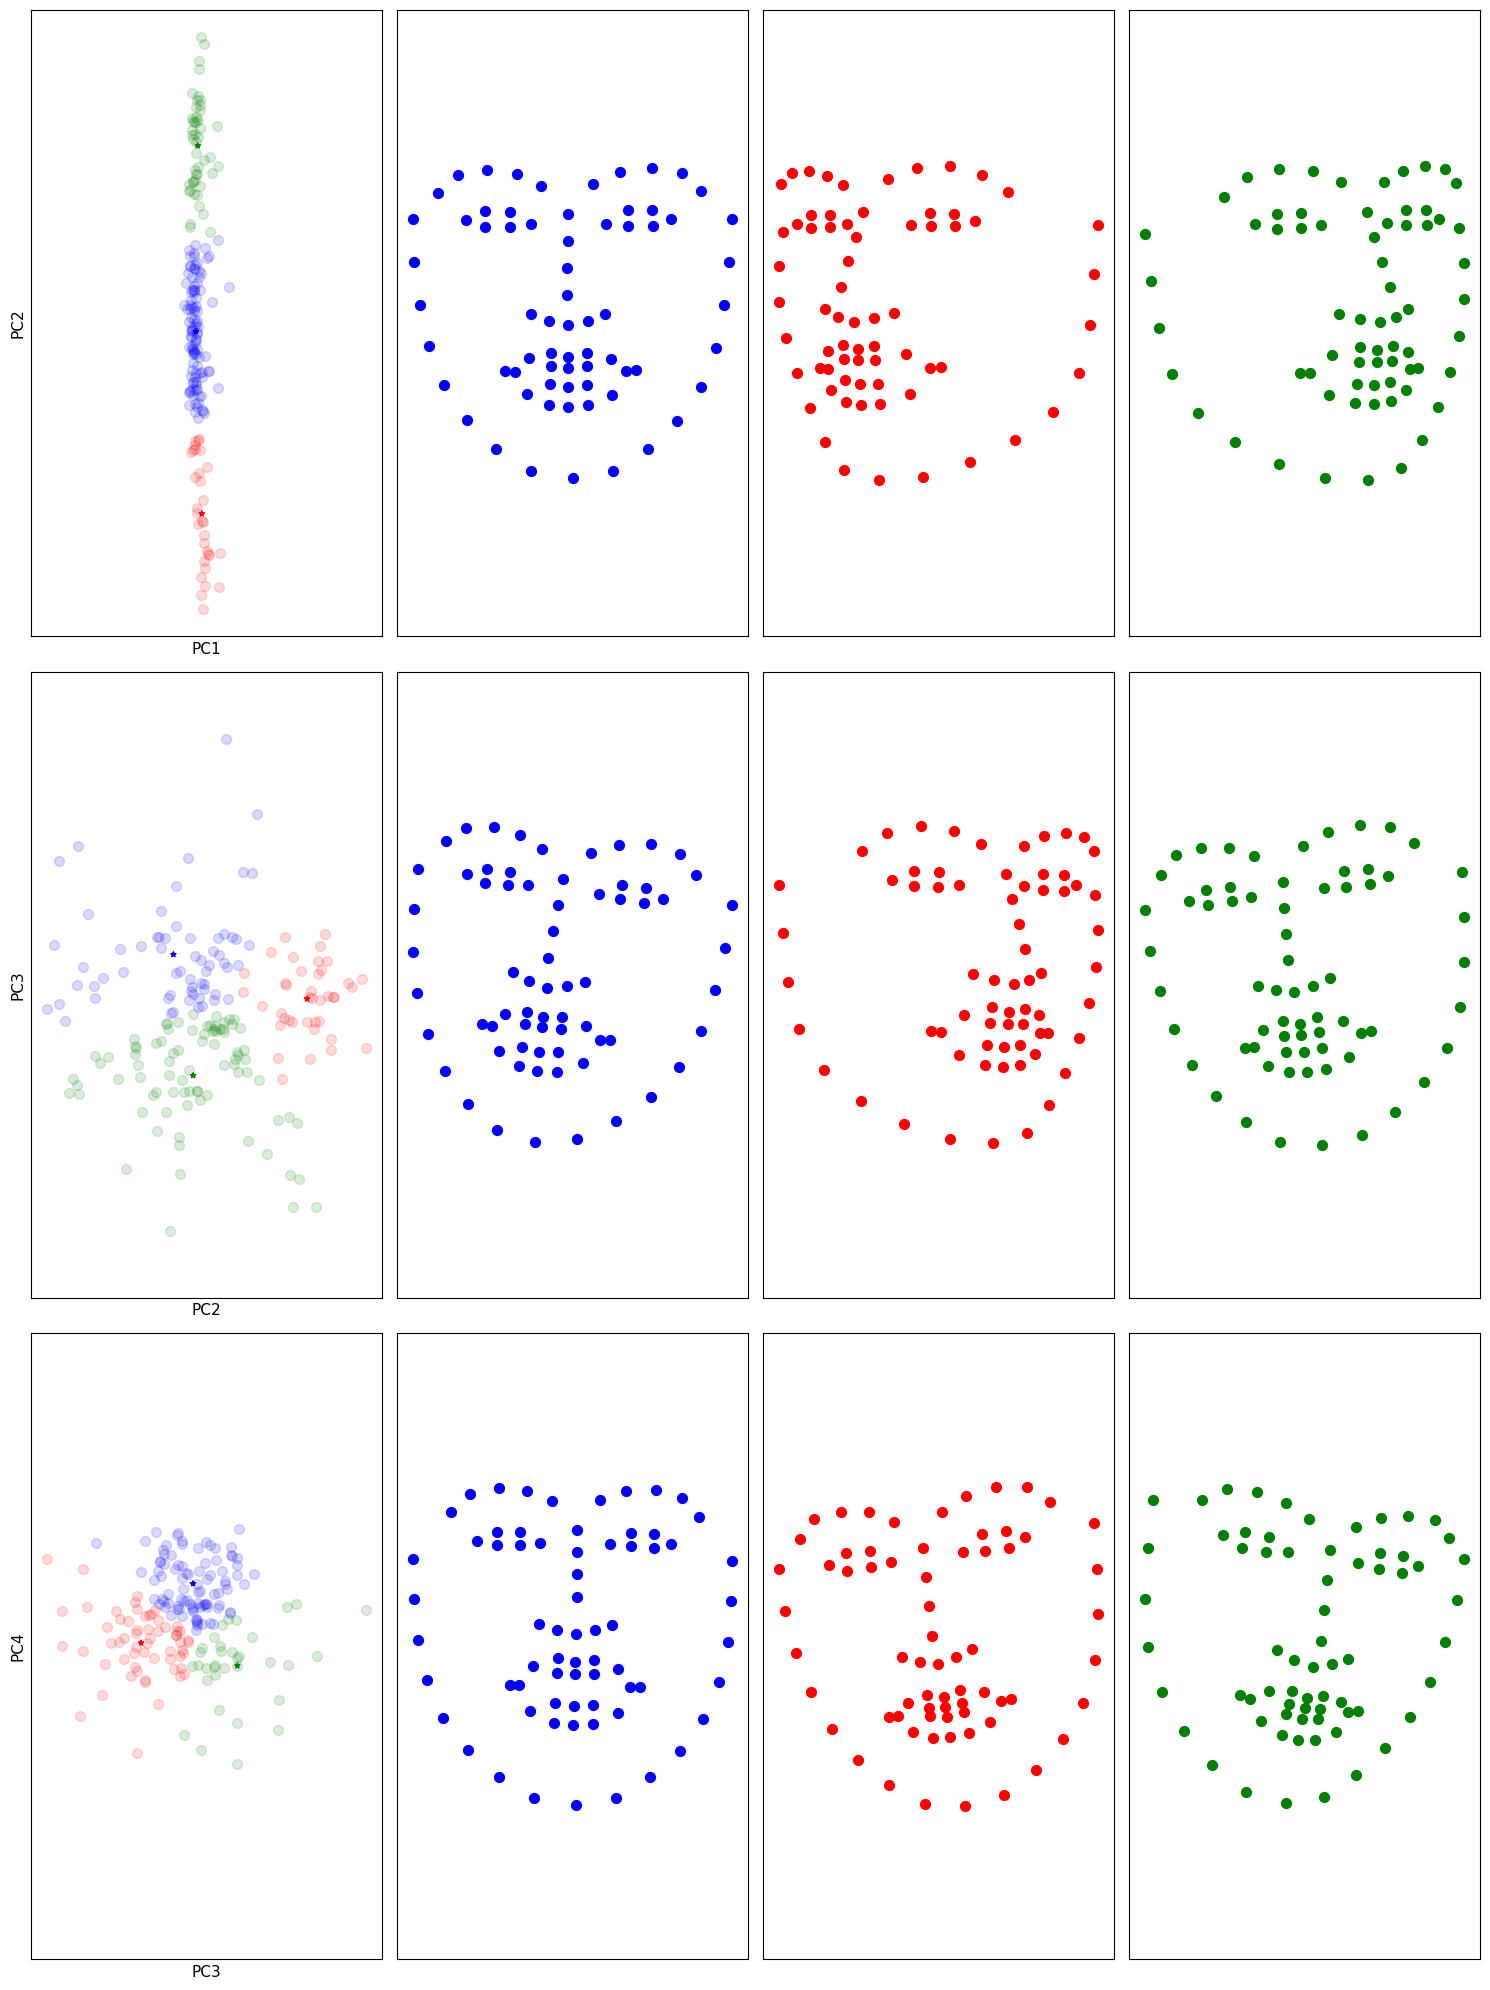
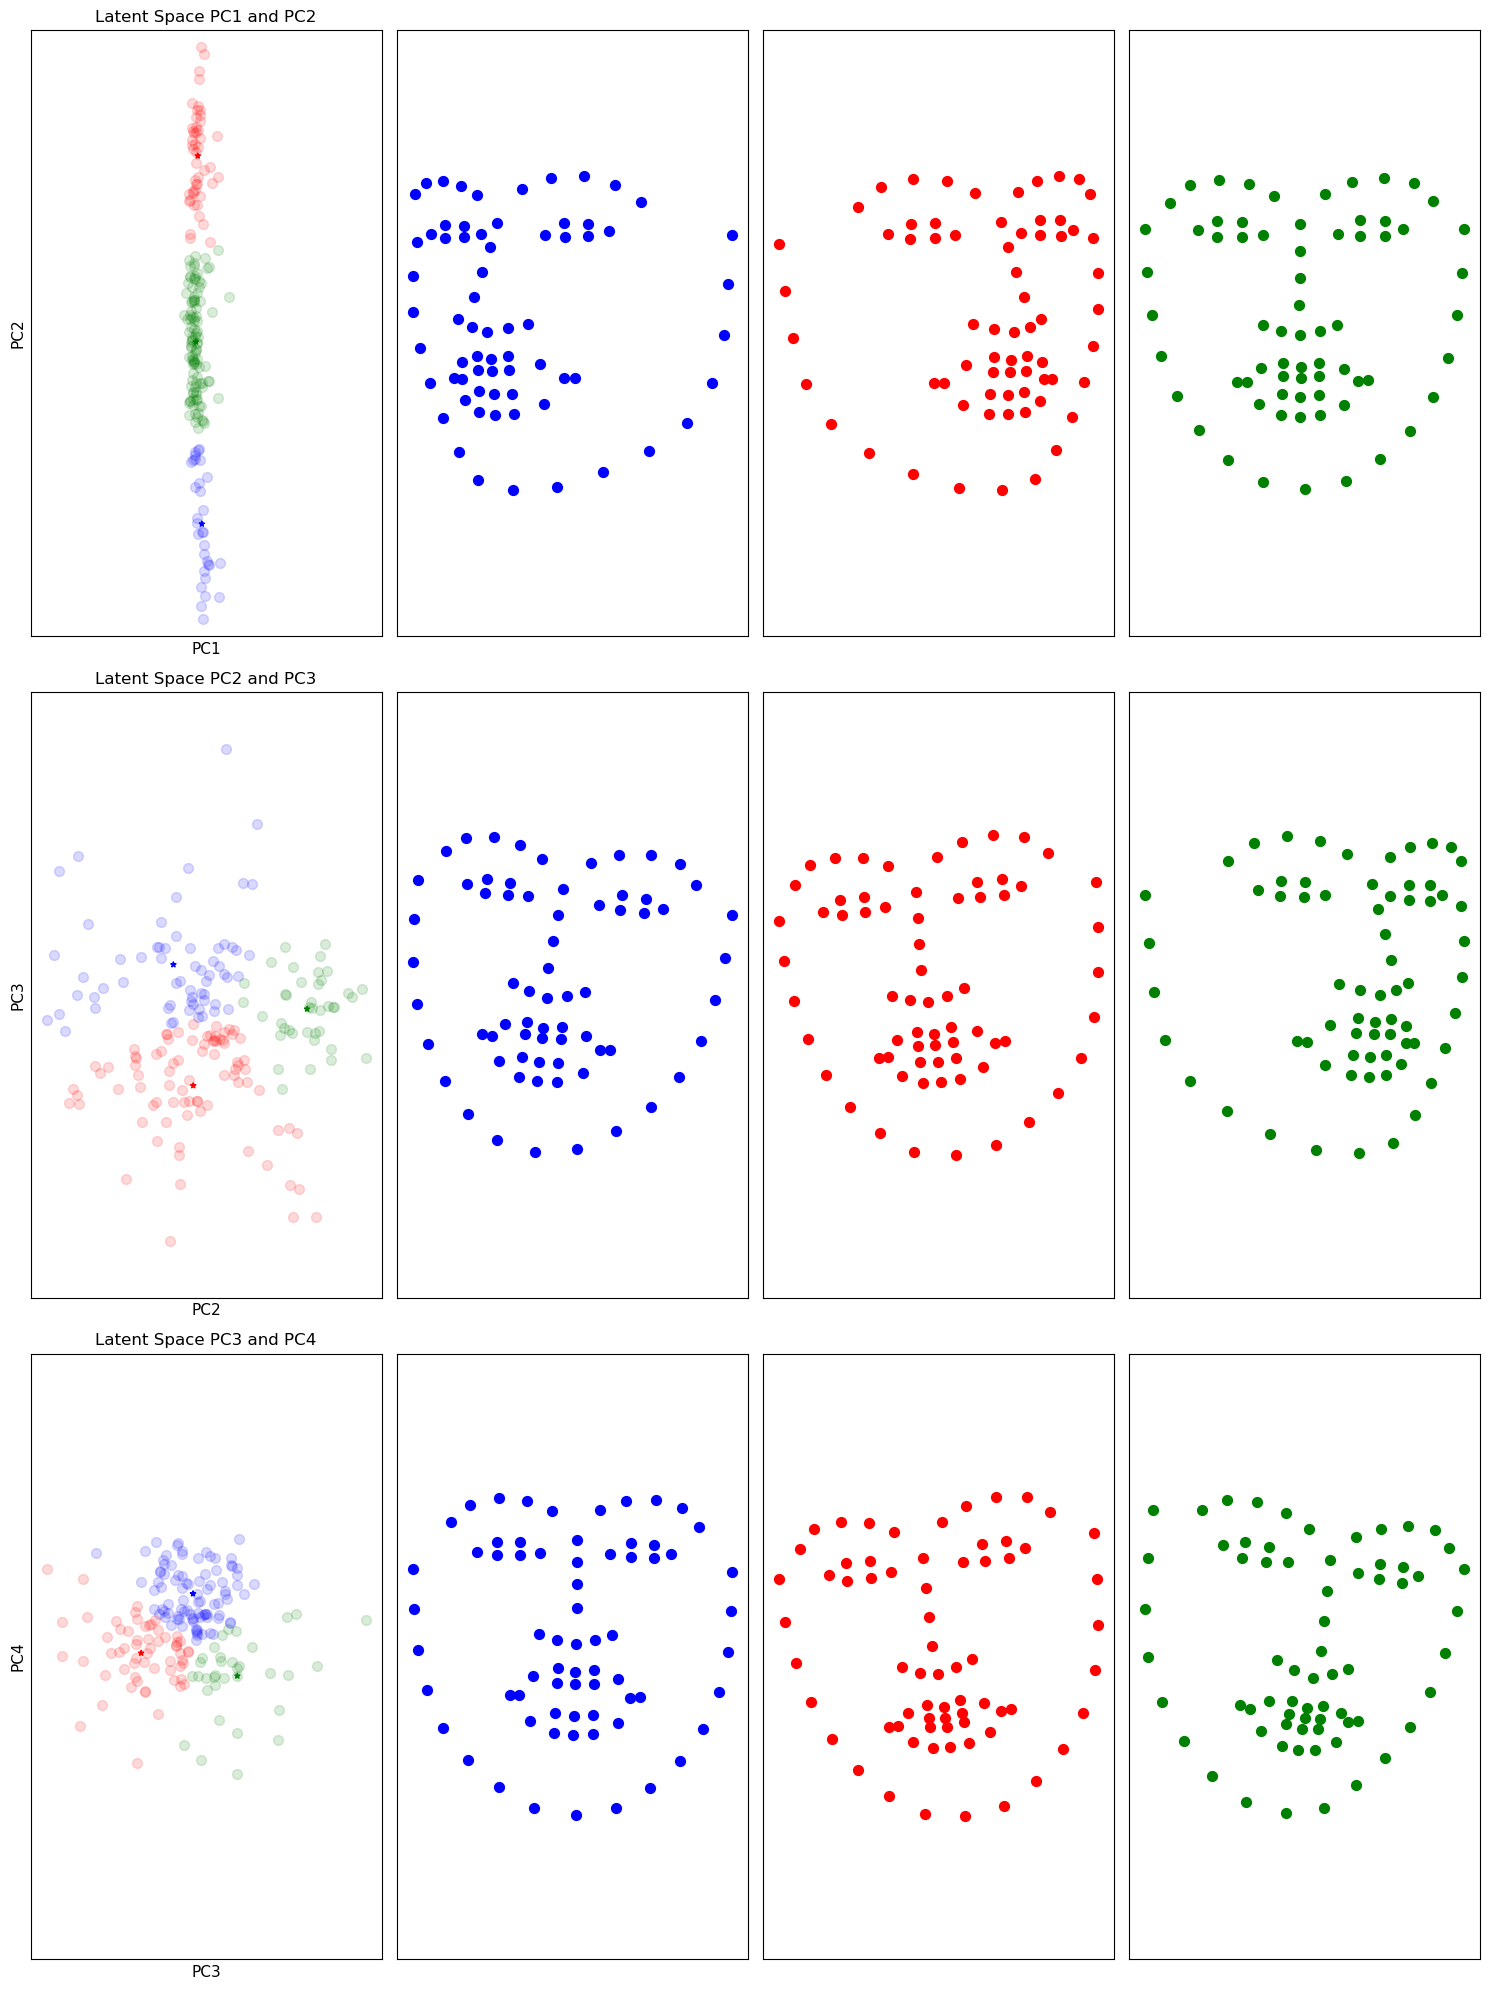
The change to this notebook cell's code, shown as a diff; its figure went from the first image to the second:
--- before
+++ after
@@ -35,6 +35,6 @@
         mask = clusters == cluster_id
         points = stack[mask]
-        print(f"Latent space {row}, Cluster {cluster_id}: {np.sum(mask)} faces")
-        print(f"  Face indices: {np.where(mask)[0][:5]}...")  
+        # print(f"Latent space {row}, Cluster {cluster_id}: {np.sum(mask)} faces")
+        # print(f"  Face indices: {np.where(mask)[0][:5]}...")  
         ax.scatter(points[:, 0], points[:, 1], c=colors[cluster_id], 
                   marker='o', s=50, alpha=0.15)
@@ -43,4 +43,5 @@
     ax.set_yticks([])
     ax.set_aspect('equal', adjustable='datalim')
+    ax.set_title(f"Latent Space {pc_labels[row][0]} and {pc_labels[row][1]}")
     ax.set_xlabel(pc_x, fontsize=11)  
     ax.set_ylabel(pc_y, fontsize=11)
@@ -58,4 +59,5 @@
         ax.set_xticks([])
         ax.set_yticks([])
+        ax.set_title(f'')
         ax.set_aspect('equal', adjustable='datalim')
 

Commit: finished p2?